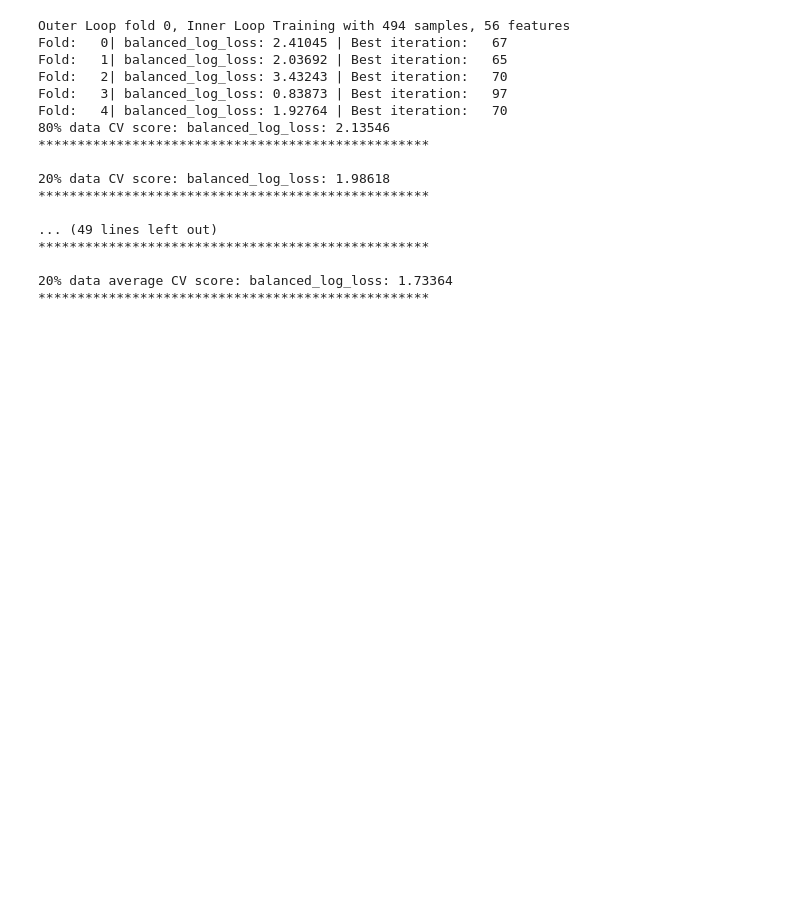
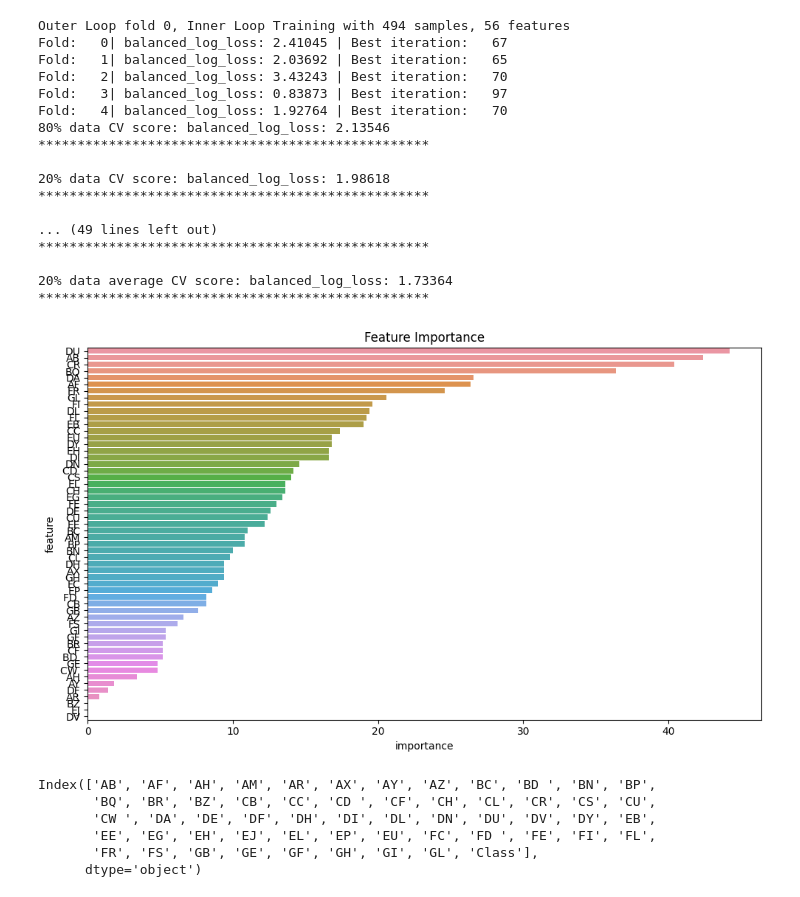
Before and after one commit to meltyyyyy/ICR-2023, a Jupyter notebook: protos_abe/exps/icr-2023-single-lgbm-0-12-cv-0-16-lb-002.ipynb, the cells around one changed output. Cells and saved outputs as stored; diff of their text form; code cells hidden in the pictures; blank space fills up the shorter version.

```diff
--- a/protos_abe/exps/icr-2023-single-lgbm-0-12-cv-0-16-lb-002.ipynb
+++ b/protos_abe/exps/icr-2023-single-lgbm-0-12-cv-0-16-lb-002.ipynb
@@ -559,6 +559,7 @@ balanced_log_losses = []
 weights = []
 outer_cv_score = [] # store all cv scores of outer loop inference
 inner_cv_score = [] # store all cv scores of inner loop training
+models = []
 
 for fold in range(5):
     train_df = df[df['fold'] != fold]
@@ -615,6 +616,7 @@ for fold in range(5):
     print(f'20% data CV score: {metric.__name__}: {cv_score:.5f}')
     print(f'{"*" * 50}\n')
     outer_cv_score.append(cv_score)
+    models.append(models_)
 print(f'80% data average CV score: {metric.__name__}: {np.mean(inner_cv_score):.5f}')
 print(f'{"*" * 50}\n')
 
@@ -638,3 +640,40 @@ Fold:   4| balanced_log_loss: 1.92764 | Best iteration:   70
 
 20% data average CV score: balanced_log_loss: 1.73364
 **************************************************
+# %%
+def plot_feature_importance(models, feature_names):
+    # Initialize array of importances
+    importances = np.zeros(len(feature_names))
+
+    # For each model, add the feature importances
+    for model_list in models:
+        for model in model_list:
+            importances += model.feature_importances_
+
+    # Average the importances over all models
+    importances /= sum([len(models_) for models_ in models])
+
+    # Create a DataFrame of feature importances for easy plotting
+    importances_df = pd.DataFrame({
+        'feature': feature_names,
+        'importance': importances
+    }).sort_values('importance', ascending=False)
+
+    # Plot the feature importances
+    plt.figure(figsize=(10, 6))
+    sns.barplot(x='importance', y='feature', data=importances_df)
+    plt.title('Feature Importance')
+    plt.tight_layout()
+
+plot_feature_importance(models, feat_cols[:-1])
+# %% [output]
+[figure, added]
+# %%
+feat_cols
+# %% [output]
+Index(['AB', 'AF', 'AH', 'AM', 'AR', 'AX', 'AY', 'AZ', 'BC', 'BD ', 'BN', 'BP',
+       'BQ', 'BR', 'BZ', 'CB', 'CC', 'CD ', 'CF', 'CH', 'CL', 'CR', 'CS', 'CU',
+       'CW ', 'DA', 'DE', 'DF', 'DH', 'DI', 'DL', 'DN', 'DU', 'DV', 'DY', 'EB',
+       'EE', 'EG', 'EH', 'EJ', 'EL', 'EP', 'EU', 'FC', 'FD ', 'FE', 'FI', 'FL',
+       'FR', 'FS', 'GB', 'GE', 'GF', 'GH', 'GI', 'GL', 'Class'],
+      dtype='object')
```
Also changed, not shown: 4 other files.
